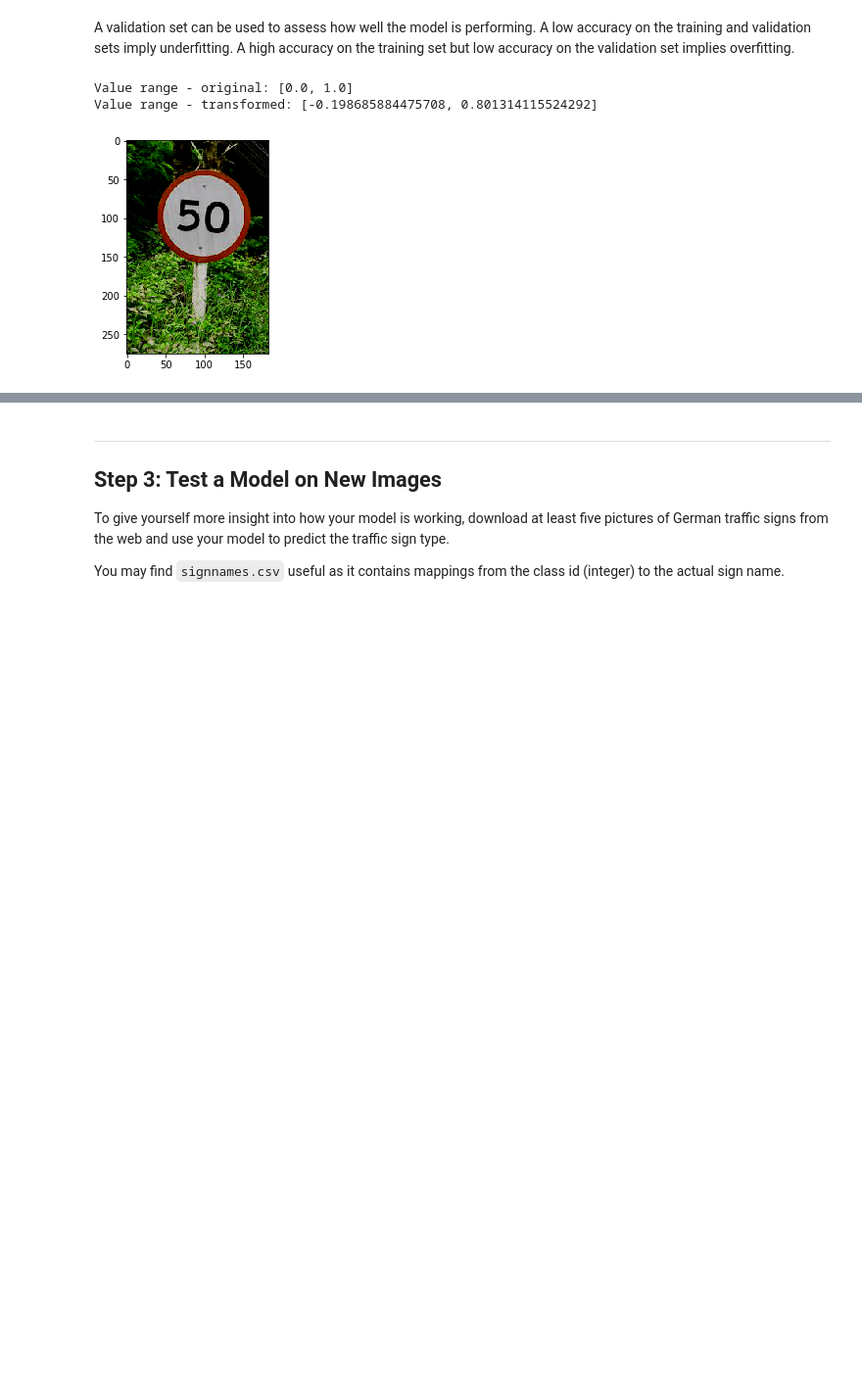
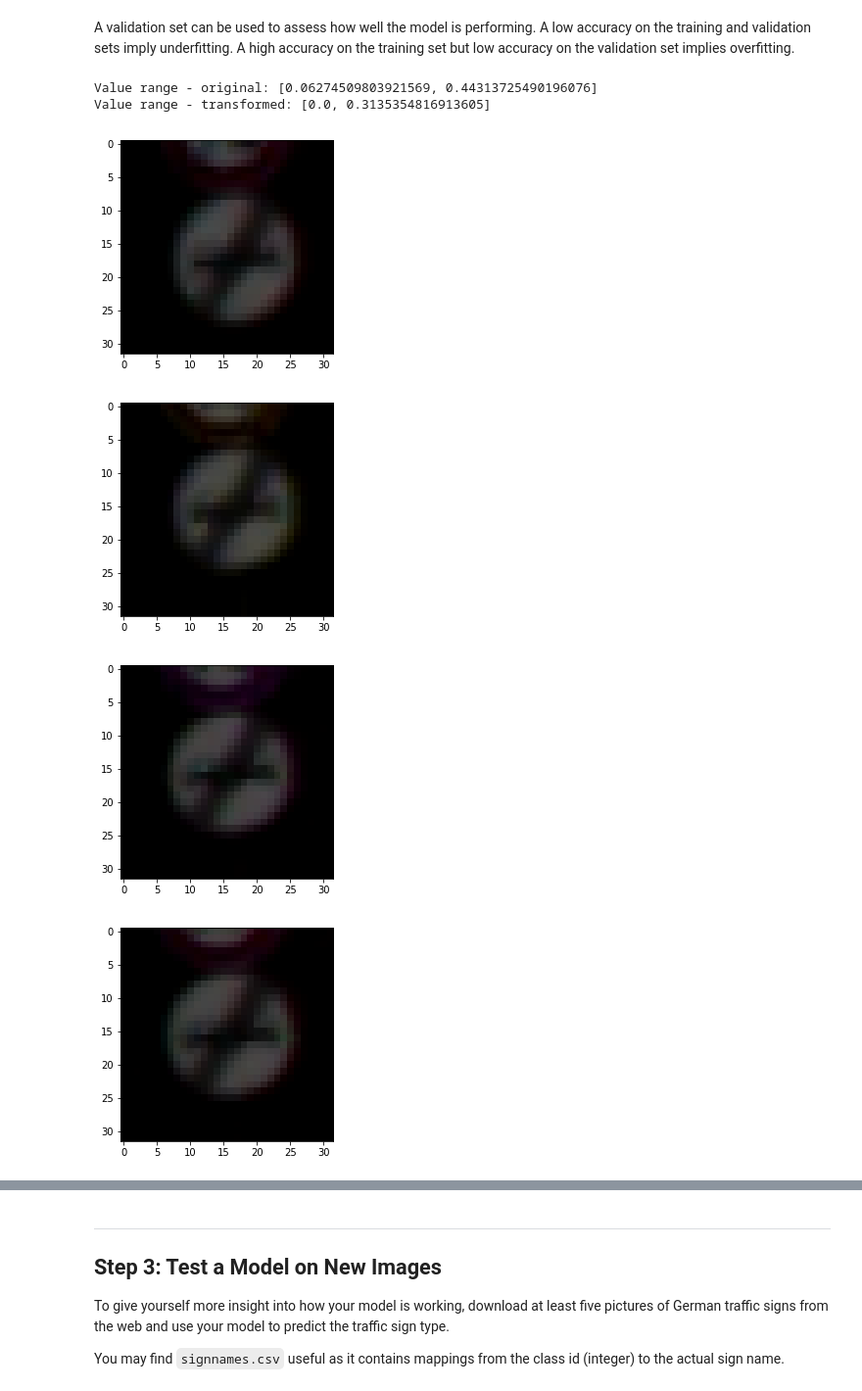
Before and after one commit to koulakis/CarND-Traffic-Sign-Classifier-Project, a Jupyter notebook: Traffic_Sign_Classifier.ipynb, the cells around one changed output, grey strips where cells are left out. Shown at 98% size. Drawn from its saved outputs; the diff is of its cells as text; code cells hidden in the pictures; blank space fills up the shorter version.

```diff
--- a/Traffic_Sign_Classifier.ipynb
+++ b/Traffic_Sign_Classifier.ipynb
@@ -278,21 +278,34 @@ sets imply underfitting. A high accuracy on the training set but low accuracy on
 ### Once a final model architecture is selected,
 ### the accuracy on the test set should be calculated and reported as well.
 ### Feel free to use as many code cells as needed.
+# %%
+def randomly_transform_image(image, hue, brightness):
+    add_hue = lambda x: tf.image.random_hue(x, hue)
+
+    image = tf.map_fn(add_hue, image)
+    image = tf.image.random_brightness(image, brightness)
+    image = tf.maximum(tf.minimum(1., image), 0.)
+
+    return image
 # %%
+test_images = X_train[:5] / 255.
 init = tf.global_variables_initializer()
 
-input_image = tf.placeholder(dtype=tf.float32, shape=test_image.shape)
-trans_image = tf.image.random_hue(input_image, .1)
-trans_image = tf.image.random_brightness(trans_image, .5)
+input_image = tf.placeholder(dtype=tf.float32, shape=[None, *test_images.shape[1:]])
+trans_image = randomly_transform_image(input_image, hue=.2, brightness=.3)
 
 with tf.Session() as sess:
     sess.run(init)
-    out_image = sess.run(trans_image, feed_dict={input_image: test_image})
-    print(f'Value range - original: [{test_image.min()}, {test_image.max()}]')
-    print(f'Value range - transformed: [{out_image.min()}, {out_image.max()}]')
-    plt.imshow(out_image)
-    plt.show()
+    out_images = sess.run(trans_image, feed_dict={input_image: test_images})
+    print(f'Value range - original: [{test_images.min()}, {test_images.max()}]')
+    print(f'Value range - transformed: [{out_images.min()}, {out_images.max()}]')
+    for img in out_images:
+        plt.imshow(img)
+        plt.show()
 # %% [output]
-Value range - original: [0.0, 1.0]
-Value range - transformed: [-0.198685884475708, 0.801314115524292]
+Value range - original: [0.06274509803921569, 0.44313725490196076]
+Value range - transformed: [0.0, 0.3135354816913605]
-[figure, old version]
+[figure, new version]
+[figure, added]
+[figure, added]
+[figure, added]
```
Also changed, not shown: parts of 14 cells of this notebook, 1 other file.
